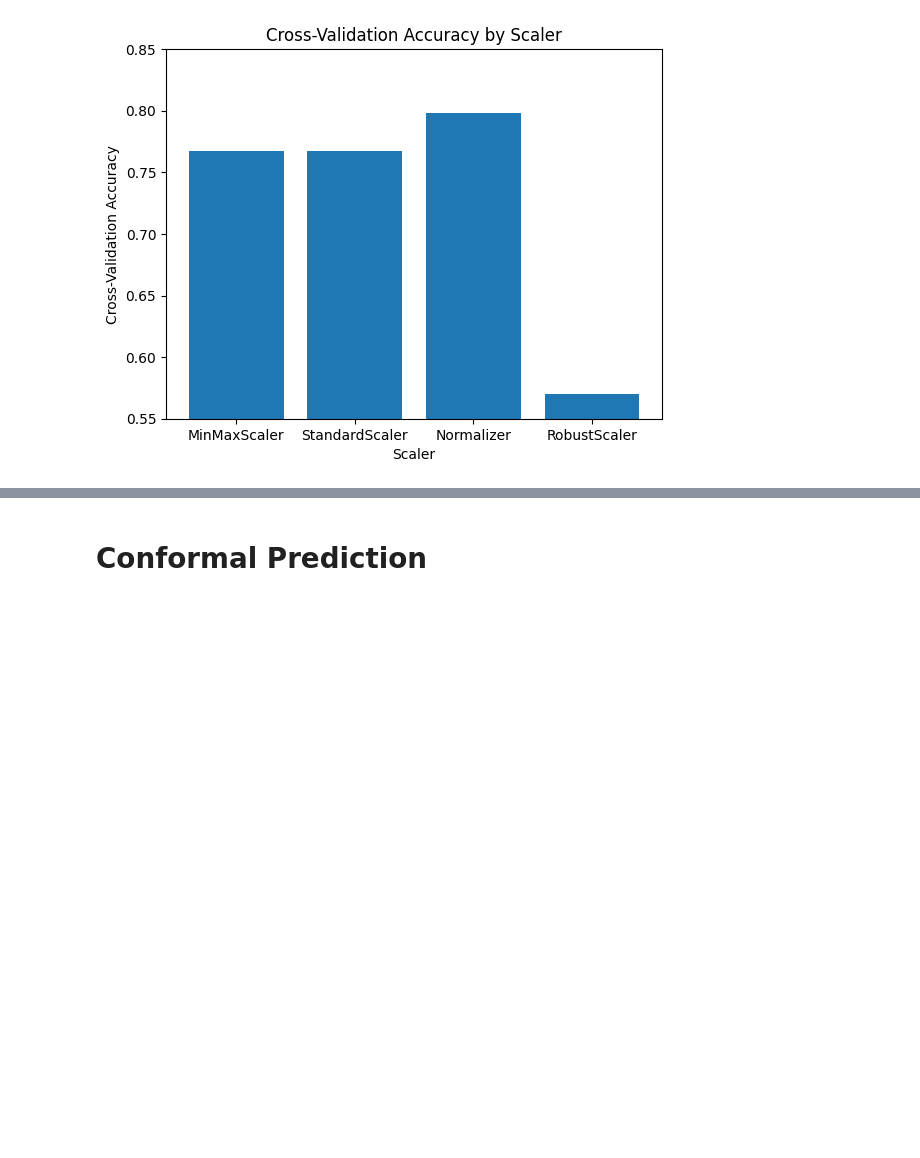
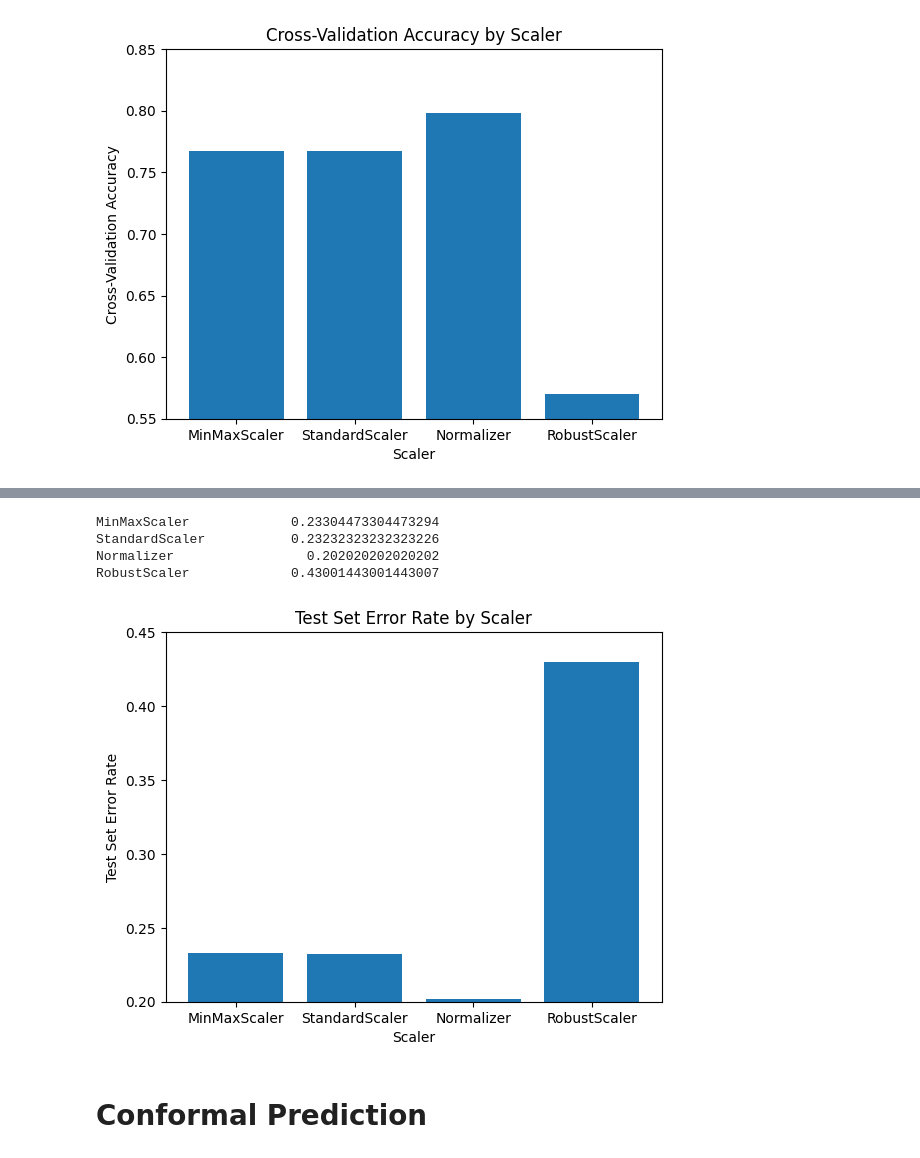
Before and after one commit to mbeps/Machine-Learning-Assignment-3, a Jupyter notebook: Assignment_3.ipynb, the cells around one changed output, grey strips where cells are left out. Saved outputs shown, nothing was run; the diff lists cells and outputs as text; code cells hidden in the pictures; blank space fills up the shorter version.

```diff
--- a/Assignment_3.ipynb
+++ b/Assignment_3.ipynb
@@ -865,3 +1002,11 @@ RobustScaler             0.5699855699855699
+# %%
+zip_graph_mlp.test_score(0.2, 0.45)
+# %% [output]
+MinMaxScaler             0.23304473304473294
+StandardScaler           0.23232323232323226
+Normalizer                 0.202020202020202
+RobustScaler             0.43001443001443007
+[figure, added]
 # %% [markdown]
 # Conformal Prediction
 # %% [markdown]
```
Also changed, not shown: parts of 26 cells of this notebook.
